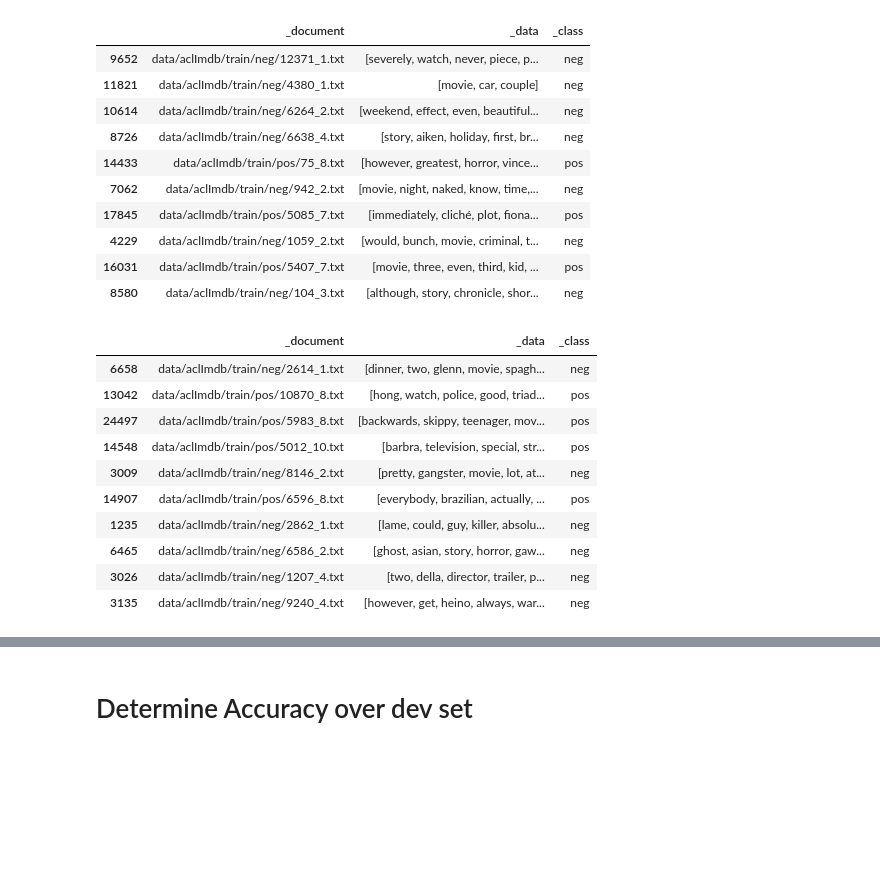
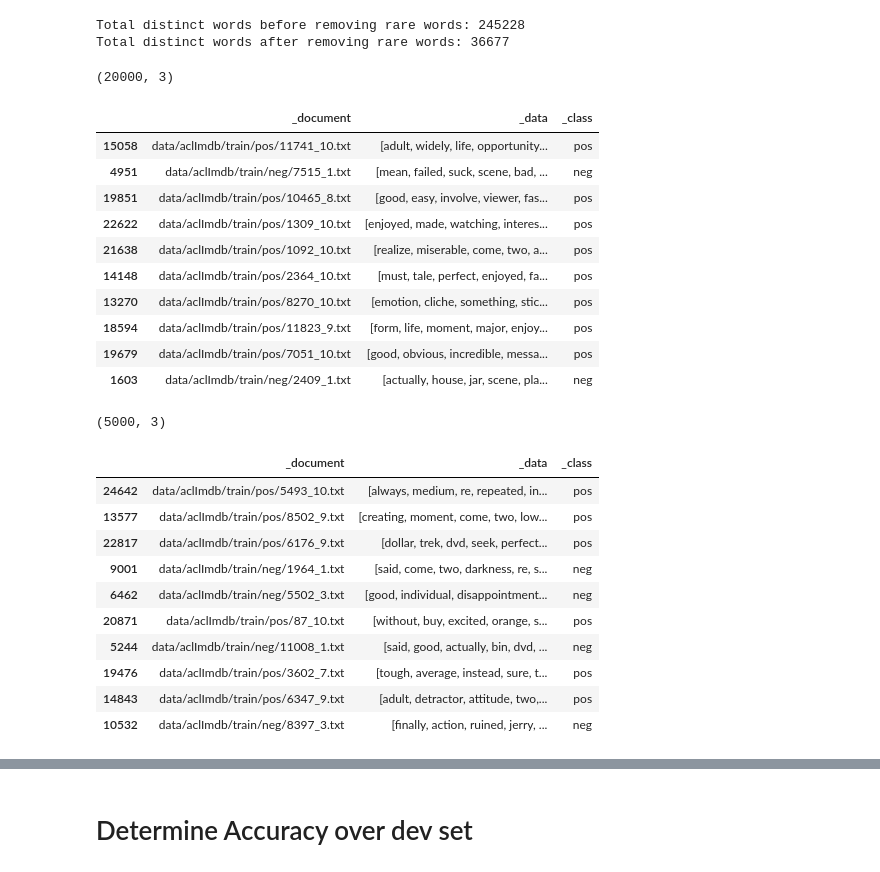
Before and after one commit to harsha993/sa-nb-review, a Jupyter notebook: nb.ipynb, the cells around one changed output, grey strips where cells are left out. Saved outputs shown, nothing was run; the diff lists cells and outputs as text; code cells hidden in the pictures; blank space fills up the shorter version.

```diff
--- a/nb.ipynb
+++ b/nb.ipynb
@@ -54,4 +53,4 @@ def split(df, sl):
     sl = int(df.shape[0]*sl)
     return (df[:sl].copy(), df[sl:].copy())
 # %%
-train_df, dev_df = split(df, 0.7)
+train_df, dev_df = split(df, 0.8)
@@ -80,8 +57,8 @@ dev_df.head()
 # %%
 def remove_punctuation(document):
     document = re.sub('[-:;\'\"()?!]', ' ', document.lower())
-    document = re.sub('</*\s*\w+\s*/*>', ' ', document)
-    document = re.sub('[,/]',' ',document)
+    document = re.sub('</*\s*\w+\s*/*>', '', document)
+    document = re.sub('\W+',' ',document)
     document = re.sub('\.+',' ',document)
     document = re.sub('\d+','',document)
     document = re.sub('\s+',' ', document)
@@ -108,3 +95,6 @@ def remove_rare_words(document):
+# %%
+def eliminate_rare_words(document):
+    return set(document).intersection(wc)
 # %%
 def lemmatize(document):
     return [lmtzr.lemmatize(word) for word in document]
@@ -112,39 +102,50 @@ def lemmatize(document):
 def clean(document):
     document = remove_punctuation(document)
     document = remove_stopwords(document)
-    document = remove_rare_words(document)
+    document = eliminate_rare_words(document)
     document = lemmatize(document)
+    if not document:
+        return np.NAN
     return document
+# %%
+wc = prepare_vocab()
+# %% [output]
+Total distinct words before removing rare words: 245228
+Total distinct words after removing rare words: 36677
 # %%
-train_df['_data'] = train_df['_data'].apply(lambda doc: clean(doc))
+train_df['_data'] = train_df['_data'].apply(clean)
+print(train_df.shape)
 train_df.head(10)
 # %% [output]
+(20000, 3)
 |  | _document | _data | _class |
-| 9652 | data/aclImdb/train/neg/12371_1.txt | [severely, watch, never, piece, p... | neg |
-| 11821 | data/aclImdb/train/neg/4380_1.txt | [movie, car, couple] | neg |
-| 10614 | data/aclImdb/train/neg/6264_2.txt | [weekend, effect, even, beautiful... | neg |
-| 8726 | data/aclImdb/train/neg/6638_4.txt | [story, aiken, holiday, first, br... | neg |
-| 14433 | data/aclImdb/train/pos/75_8.txt | [however, greatest, horror, vince... | pos |
-| 7062 | data/aclImdb/train/neg/942_2.txt | [movie, night, naked, know, time,... | neg |
-| 17845 | data/aclImdb/train/pos/5085_7.txt | [immediately, cliché, plot, fiona... | pos |
-| 4229 | data/aclImdb/train/neg/1059_2.txt | [would, bunch, movie, criminal, t... | neg |
-| 16031 | data/aclImdb/train/pos/5407_7.txt | [movie, three, even, third, kid, ... | pos |
-| 8580 | data/aclImdb/train/neg/104_3.txt | [although, story, chronicle, shor... | neg |
+| 15058 | data/aclImdb/train/pos/11741_10.txt | [adult, widely, life, opportunity... | pos |
+| 4951 | data/aclImdb/train/neg/7515_1.txt | [mean, failed, suck, scene, bad, ... | neg |
+| 19851 | data/aclImdb/train/pos/10465_8.txt | [good, easy, involve, viewer, fas... | pos |
+| 22622 | data/aclImdb/train/pos/1309_10.txt | [enjoyed, made, watching, interes... | pos |
+| 21638 | data/aclImdb/train/pos/1092_10.txt | [realize, miserable, come, two, a... | pos |
+| 14148 | data/aclImdb/train/pos/2364_10.txt | [must, tale, perfect, enjoyed, fa... | pos |
+| 13270 | data/aclImdb/train/pos/8270_10.txt | [emotion, cliche, something, stic... | pos |
+| 18594 | data/aclImdb/train/pos/11823_9.txt | [form, life, moment, major, enjoy... | pos |
+| 19679 | data/aclImdb/train/pos/7051_10.txt | [good, obvious, incredible, messa... | pos |
+| 1603 | data/aclImdb/train/neg/2409_1.txt | [actually, house, jar, scene, pla... | neg |
 # %%
-dev_df['_data'] = dev_df['_data'].apply(lambda doc: clean(doc))
+dev_df['_data'] = dev_df['_data'].apply(clean)
+print(dev_df.shape)
 dev_df.head(10)
 # %% [output]
+(5000, 3)
 |  | _document | _data | _class |
-| 6658 | data/aclImdb/train/neg/2614_1.txt | [dinner, two, glenn, movie, spagh... | neg |
-| 13042 | data/aclImdb/train/pos/10870_8.txt | [hong, watch, police, good, triad... | pos |
-| 24497 | data/aclImdb/train/pos/5983_8.txt | [backwards, skippy, teenager, mov... | pos |
-| 14548 | data/aclImdb/train/pos/5012_10.txt | [barbra, television, special, str... | pos |
-| 3009 | data/aclImdb/train/neg/8146_2.txt | [pretty, gangster, movie, lot, at... | neg |
-| 14907 | data/aclImdb/train/pos/6596_8.txt | [everybody, brazilian, actually, ... | pos |
-| 1235 | data/aclImdb/train/neg/2862_1.txt | [lame, could, guy, killer, absolu... | neg |
-| 6465 | data/aclImdb/train/neg/6586_2.txt | [ghost, asian, story, horror, gaw... | neg |
-| 3026 | data/aclImdb/train/neg/1207_4.txt | [two, della, director, trailer, p... | neg |
-| 3135 | data/aclImdb/train/neg/9240_4.txt | [however, get, heino, always, war... | neg |
+| 24642 | data/aclImdb/train/pos/5493_10.txt | [always, medium, re, repeated, in... | pos |
+| 13577 | data/aclImdb/train/pos/8502_9.txt | [creating, moment, come, two, low... | pos |
+| 22817 | data/aclImdb/train/pos/6176_9.txt | [dollar, trek, dvd, seek, perfect... | pos |
+| 9001 | data/aclImdb/train/neg/1964_1.txt | [said, come, two, darkness, re, s... | neg |
+| 6462 | data/aclImdb/train/neg/5502_3.txt | [good, individual, disappointment... | neg |
+| 20871 | data/aclImdb/train/pos/87_10.txt | [without, buy, excited, orange, s... | pos |
+| 5244 | data/aclImdb/train/neg/11008_1.txt | [said, good, actually, bin, dvd, ... | neg |
+| 19476 | data/aclImdb/train/pos/3602_7.txt | [tough, average, instead, sure, t... | pos |
+| 14843 | data/aclImdb/train/pos/6347_9.txt | [adult, detractor, attitude, two,... | pos |
+| 10532 | data/aclImdb/train/neg/8397_3.txt | [finally, action, ruined, jerry, ... | neg |
 # %%
 pos = train_df[train_df['_class']=='pos']['_data'].apply(lambda x: ' '.join(x)).values
 neg = train_df[train_df['_class']=='neg']['_data'].apply(lambda x: ' '.join(x)).values
```
Also changed, not shown: parts of 22 cells of this notebook.
